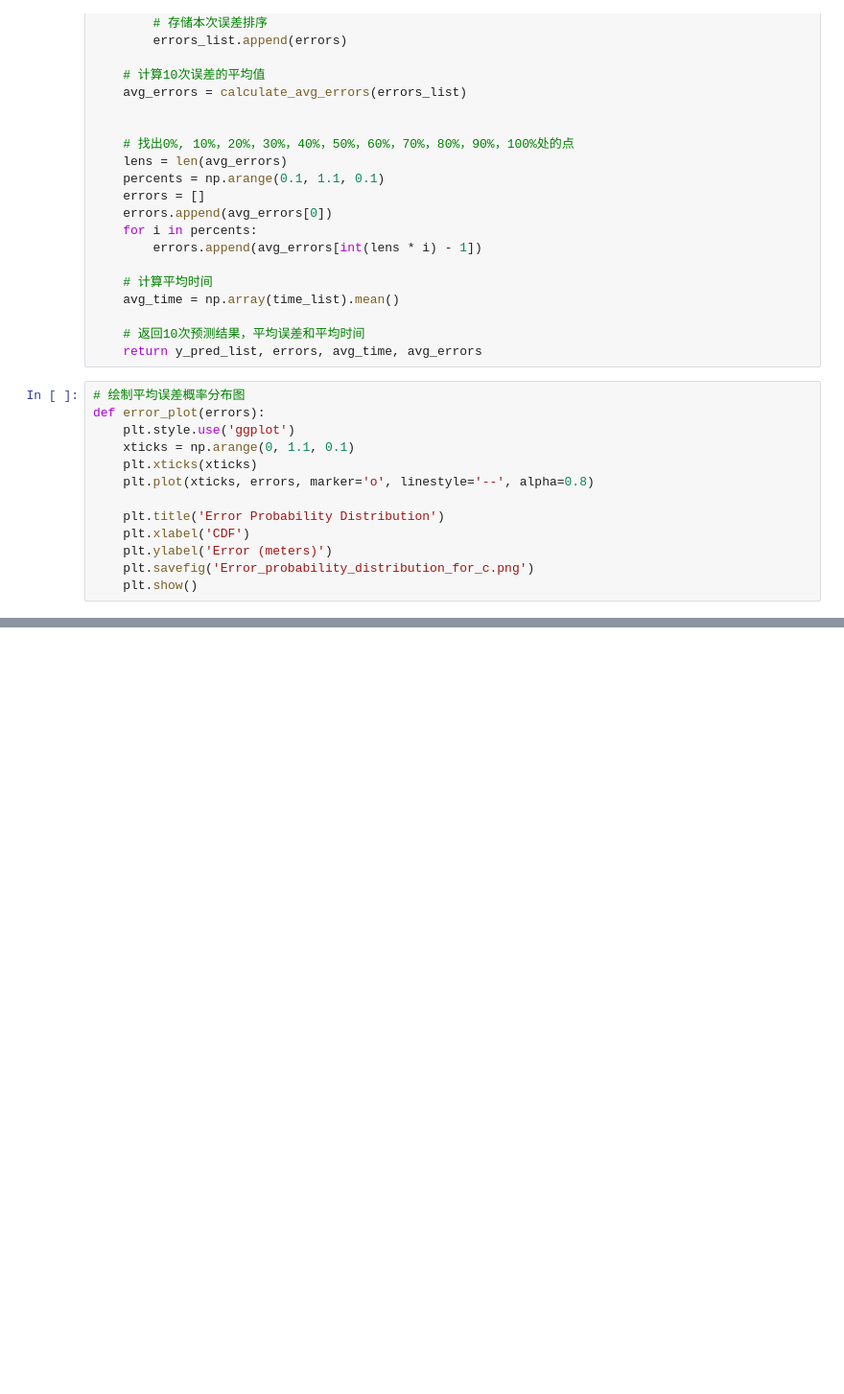
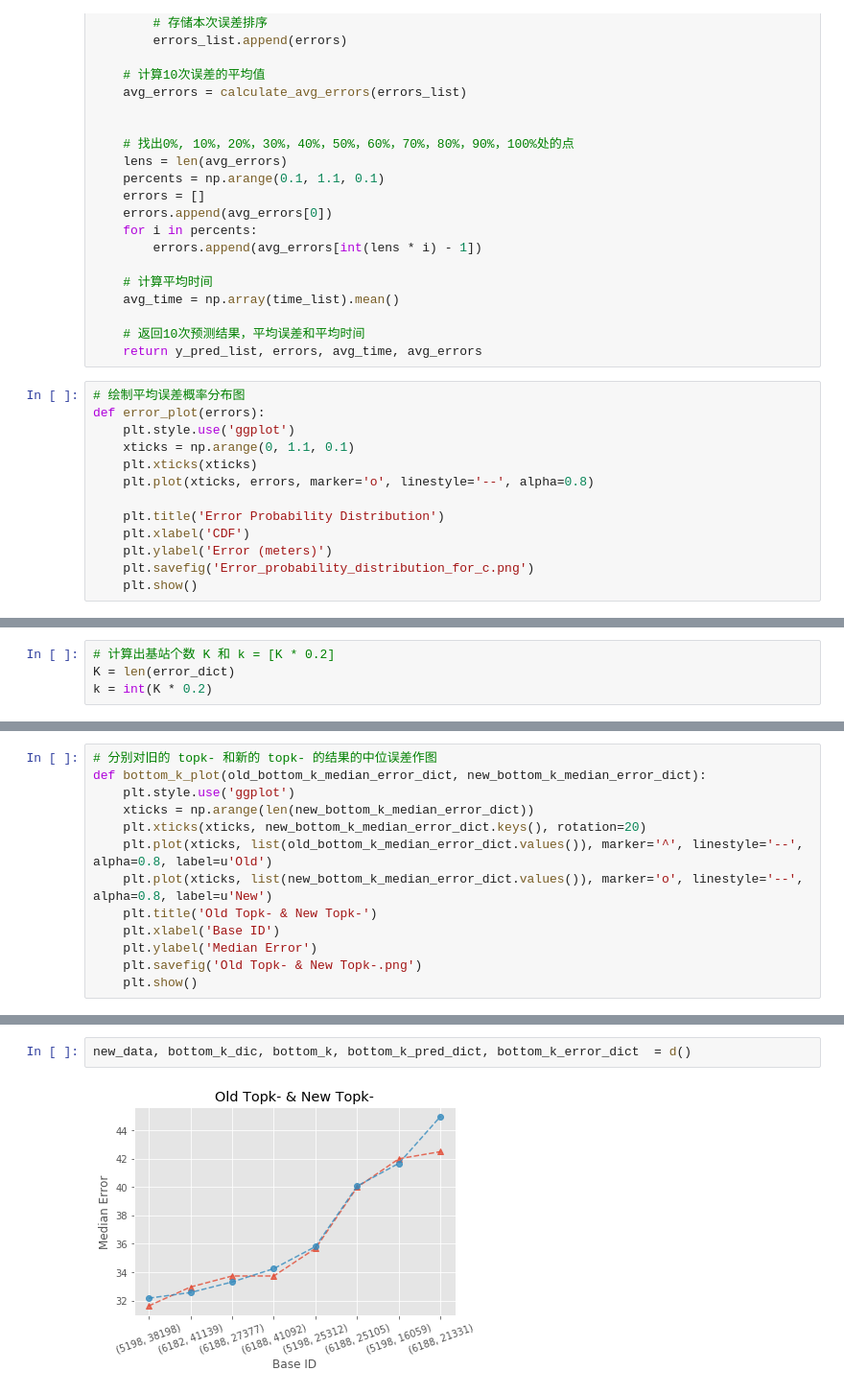
Before and after one commit to yirui-wang-0212/420235DataMining, a Jupyter notebook: hw3/1552651+hw3/q1/q1_a.ipynb, the cells around one changed output, grey strips where cells are left out. Shown at 96% size. Saved outputs shown, nothing was run; the diff lists cells and outputs as text; blank space fills up the shorter version.

```diff
--- a/hw3/1552651+hw3/q1/q1_a.ipynb
+++ b/hw3/1552651+hw3/q1/q1_a.ipynb
@@ -790,0 +777,4 @@ total_time
+# %%
+# 计算出基站个数 K 和 k = [K * 0.2]
+K = len(error_dict)
+k = int(K * 0.2)
@@ -790,0 +789,13 @@ total_time
+# %%
+# 分别对旧的 topk- 和新的 topk- 的结果的中位误差作图
+def bottom_k_plot(old_bottom_k_median_error_dict, new_bottom_k_median_error_dict):
+    plt.style.use('ggplot')
+    xticks = np.arange(len(new_bottom_k_median_error_dict))
+    plt.xticks(xticks, new_bottom_k_median_error_dict.keys(), rotation=20)
+    plt.plot(xticks, list(old_bottom_k_median_error_dict.values()), marker='^', linestyle='--', alpha=0.8, label=u'Old')
+    plt.plot(xticks, list(new_bottom_k_median_error_dict.values()), marker='o', linestyle='--', alpha=0.8, label=u'New')
+    plt.title('Old Topk- & New Topk-')
+    plt.xlabel('Base ID')
+    plt.ylabel('Median Error')
+    plt.savefig('Old Topk- & New Topk-.png')
+    plt.show()
@@ -790,0 +862,4 @@ total_time
+# %%
+new_data, bottom_k_dic, bottom_k, bottom_k_pred_dict, bottom_k_error_dict  = d()
+# %% [output]
+[figure, added]
```
Also changed, not shown: parts of 25 cells of this notebook, 2 other files.
